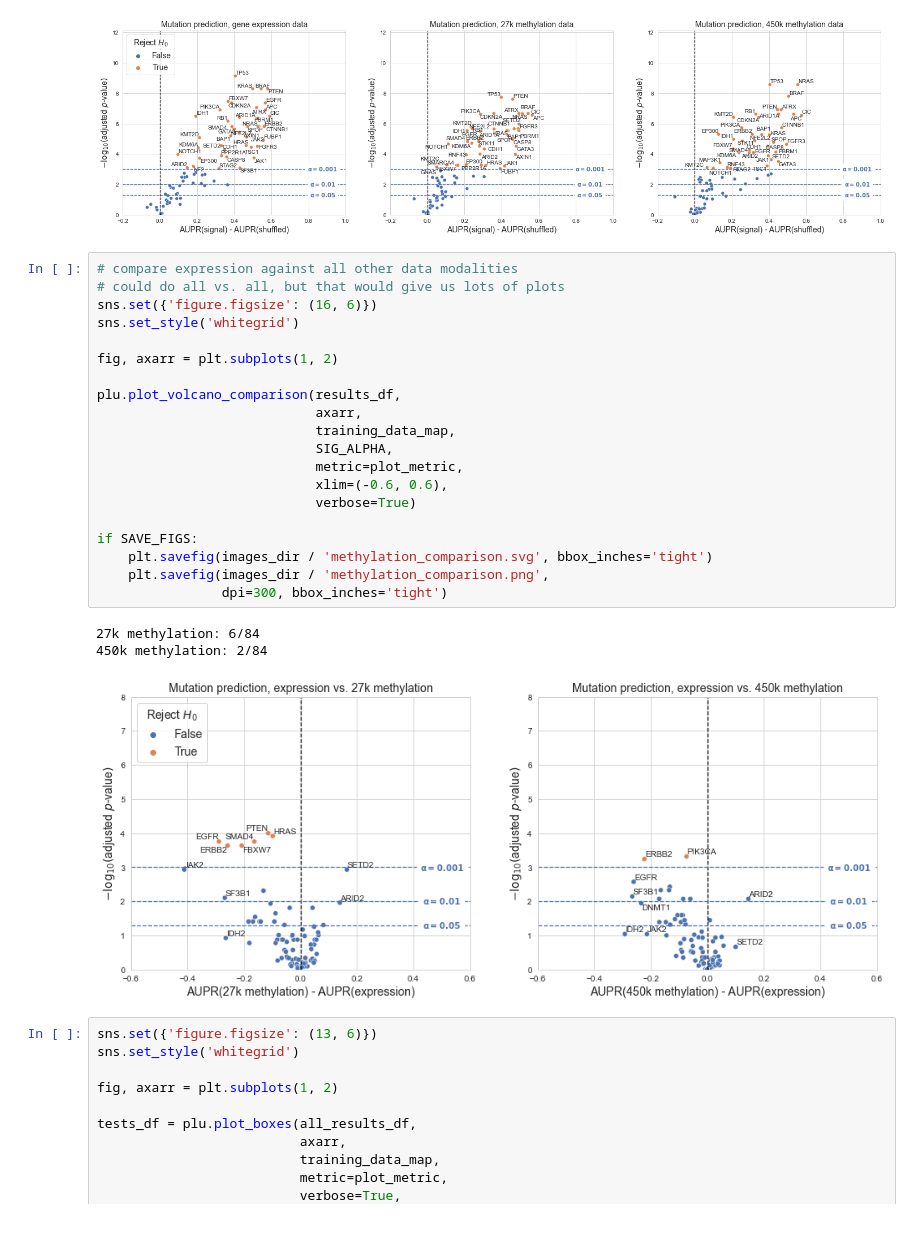
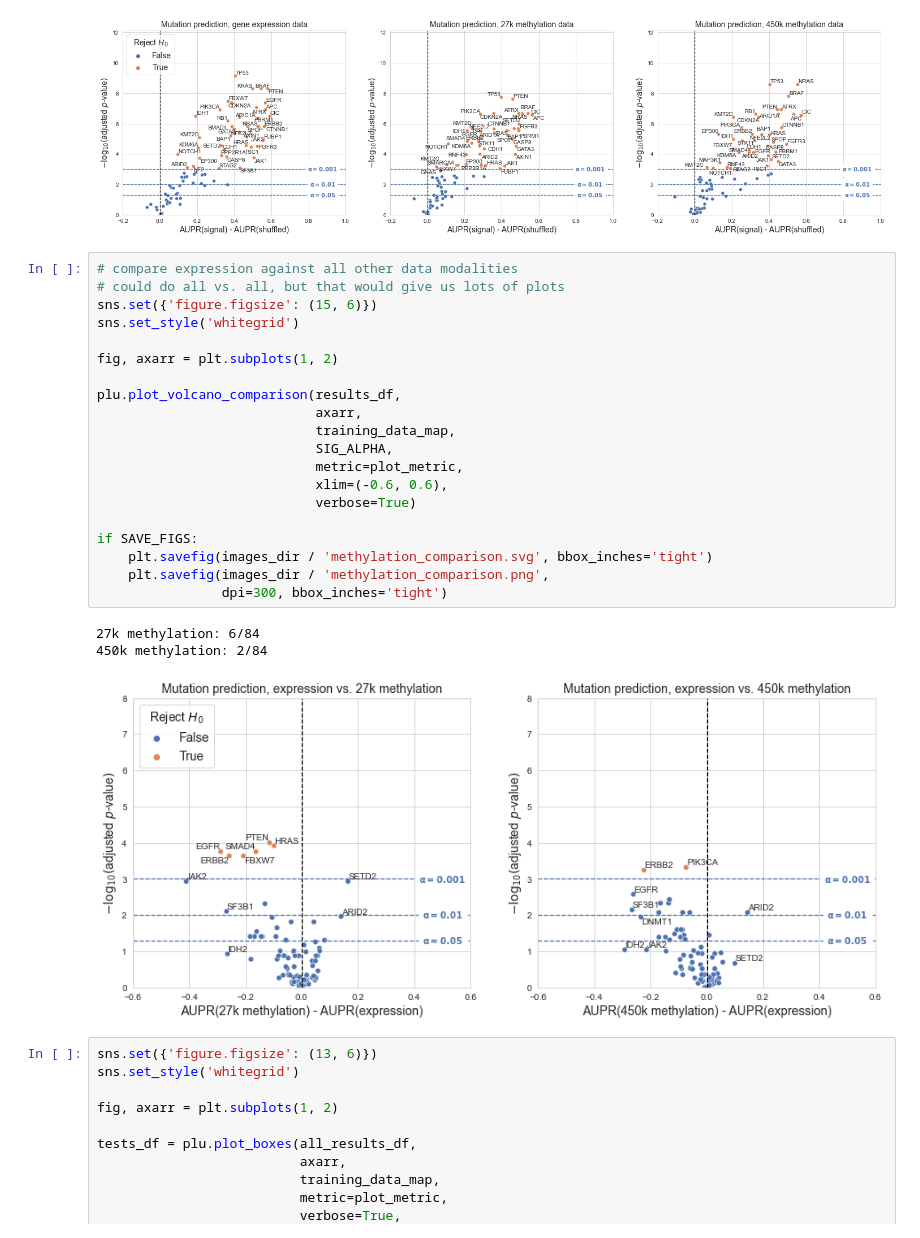
Before and after one commit to greenelab/mpmp, a Jupyter notebook: 02_classify_mutations/plot_methylation_results.ipynb, the cells around one changed output. Saved outputs shown, nothing was run; the diff lists cells and outputs as text.

Commit message:
update paper figures

```diff
--- a/02_classify_mutations/plot_methylation_results.ipynb
+++ b/02_classify_mutations/plot_methylation_results.ipynb
@@ -155,27 +155,27 @@ gene expression: 42/84
 # %%
 # compare expression against all other data modalities
 # could do all vs. all, but that would give us lots of plots
-sns.set({'figure.figsize': (16, 6)})
+sns.set({'figure.figsize': (15, 6)})
 sns.set_style('whitegrid')
 
 fig, axarr = plt.subplots(1, 2)
 
 plu.plot_volcano_comparison(results_df,
                             axarr,
                             training_data_map,
                             SIG_ALPHA,
                             metric=plot_metric,
                             xlim=(-0.6, 0.6),
                             verbose=True)
 
 if SAVE_FIGS:
     plt.savefig(images_dir / 'methylation_comparison.svg', bbox_inches='tight')
     plt.savefig(images_dir / 'methylation_comparison.png',
                 dpi=300, bbox_inches='tight')
 # %% [output]
 27k methylation: 6/84
 450k methylation: 2/84
-[figure, old version]
+[figure, new version]
 # %%
 sns.set({'figure.figsize': (13, 6)})
 sns.set_style('whitegrid')
```
Also changed, not shown: 2 other files.
